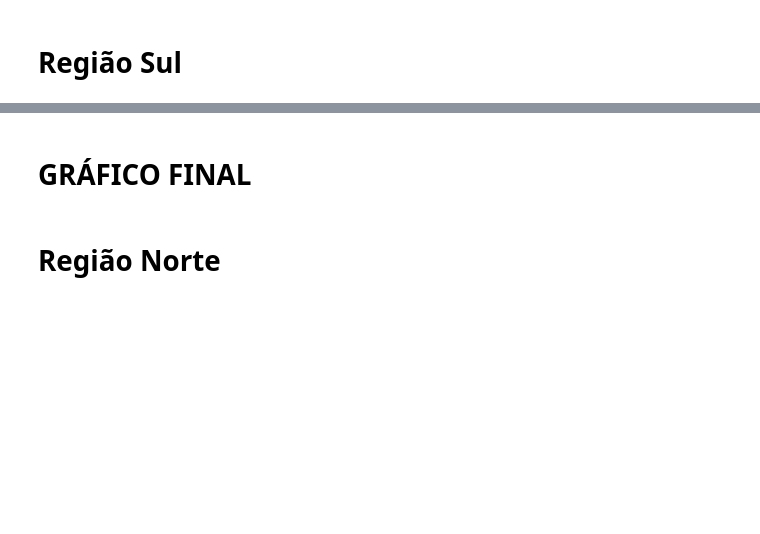
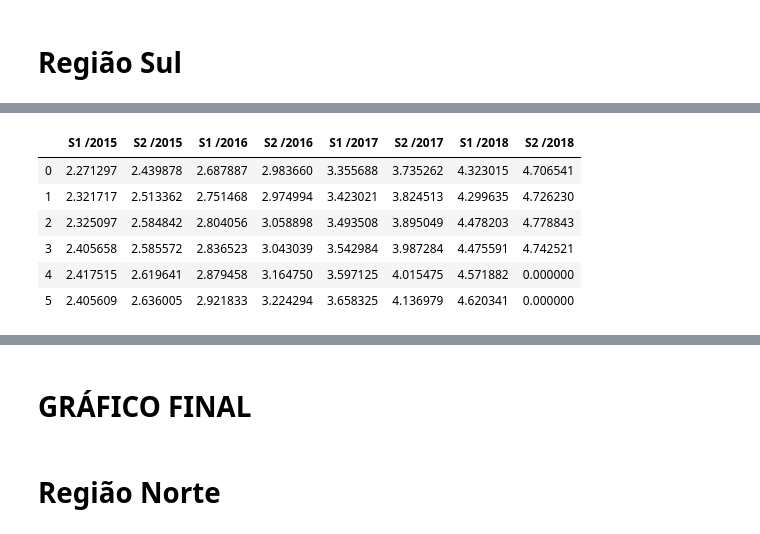
Before and after one commit to igorandradeio/growth-of-fixed-broadband, a Jupyter notebook: REGIAO_NORTE.ipynb, the cells around one changed output, grey strips where cells are left out. Saved outputs shown, nothing was run; the diff lists cells and outputs as text; code cells hidden in the pictures; blank space fills up the shorter version.

```diff
--- a/REGIAO_NORTE.ipynb
+++ b/REGIAO_NORTE.ipynb
@@ -274,0 +280,10 @@ dfFinalSul5['>_34Mbps'] = [dfResSulSpd5['S1 /2015'].mean(), dfResSulSpd5['S2 /20
+# %%
+dfResSudSpd3 = pd.DataFrame()
+dfResSudSpd3['S1 /2015'] = [resSud3['2015_01'].mean(), resSud3['2015_02'].mean(), resSud3['2015_03'].mean(), resSud3['2015_04'].mean(), resSud3['2015_05'].mean(), resSud3['2015_06'].mean()]
+dfResSudSpd3['S2 /2015'] = [resSud3['2015_07'].mean(), resSud3['2015_08'].mean(), resSud3['2015_09'].mean(), resSud3['2015_10'].mean(), resSud3['2015_11'].mean(), resSud3['2015_12'].mean()]
+dfResSudSpd3['S1 /2016'] = [resSud3['2016_01'].mean(), resSud3['2016_02'].mean(), resSud3['2016_03'].mean(), resSud3['2016_04'].mean(), resSud3['2016_05'].mean(), resSud3['2016_06'].mean()]
+dfResSudSpd3['S2 /2016'] = [resSud3['2016_07'].mean(), resSud3['2016_08'].mean(), resSud3['2016_09'].mean(), resSud3['2016_10'].mean(), resSud3['2016_11'].mean(), resSud3['2016_12'].mean()]
+dfResSudSpd3['S1 /2017'] = [resSud3['2017_01'].mean(), resSud3['2017_02'].mean(), resSud3['2017_03'].mean(), resSud3['2017_04'].mean(), resSud3['2017_05'].mean(), resSud3['2017_06'].mean()]
+dfResSudSpd3['S2 /2017'] = [resSud3['2017_07'].mean(), resSud3['2017_08'].mean(), resSud3['2017_09'].mean(), resSud3['2017_10'].mean(), resSud3['2017_11'].mean(), resSud3['2017_12'].mean()]
+dfResSudSpd3['S1 /2018'] = [resSud3['2018_01'].mean(), resSud3['2018_02'].mean(), resSud3['2018_03'].mean(), resSud3['2018_04'].mean(), resSud3['2018_05'].mean(), resSud3['2018_06'].mean()]
+dfResSudSpd3['S2 /2018'] = [resSud3['2018_07'].mean(), resSud3['2018_08'].mean(), resSud3['2018_09'].mean(), resSud3['2018_10'].mean(), 0, 0]
@@ -274,0 +310,10 @@ dfFinalSul5['>_34Mbps'] = [dfResSulSpd5['S1 /2015'].mean(), dfResSulSpd5['S2 /20
+# %%
+dfResSudSpd3
+# %% [output]
+|  | S1 /2015 | S2 /2015 | S1 /2016 | S2 /2016 | S1 /2017 | S2 /2017 | S1 /2018 | S2 /2018 |
+| 0 | 2.271297 | 2.439878 | 2.687887 | 2.983660 | 3.355688 | 3.735262 | 4.323015 | 4.706541 |
+| 1 | 2.321717 | 2.513362 | 2.751468 | 2.974994 | 3.423021 | 3.824513 | 4.299635 | 4.726230 |
+| 2 | 2.325097 | 2.584842 | 2.804056 | 3.058898 | 3.493508 | 3.895049 | 4.478203 | 4.778843 |
+| 3 | 2.405658 | 2.585572 | 2.836523 | 3.043039 | 3.542984 | 3.987284 | 4.475591 | 4.742521 |
+| 4 | 2.417515 | 2.619641 | 2.879458 | 3.164750 | 3.597125 | 4.015475 | 4.571882 | 0.000000 |
+| 5 | 2.405609 | 2.636005 | 2.921833 | 3.224294 | 3.658325 | 4.136979 | 4.620341 | 0.000000 |
```
Also changed, not shown: parts of 22 cells of this notebook.
